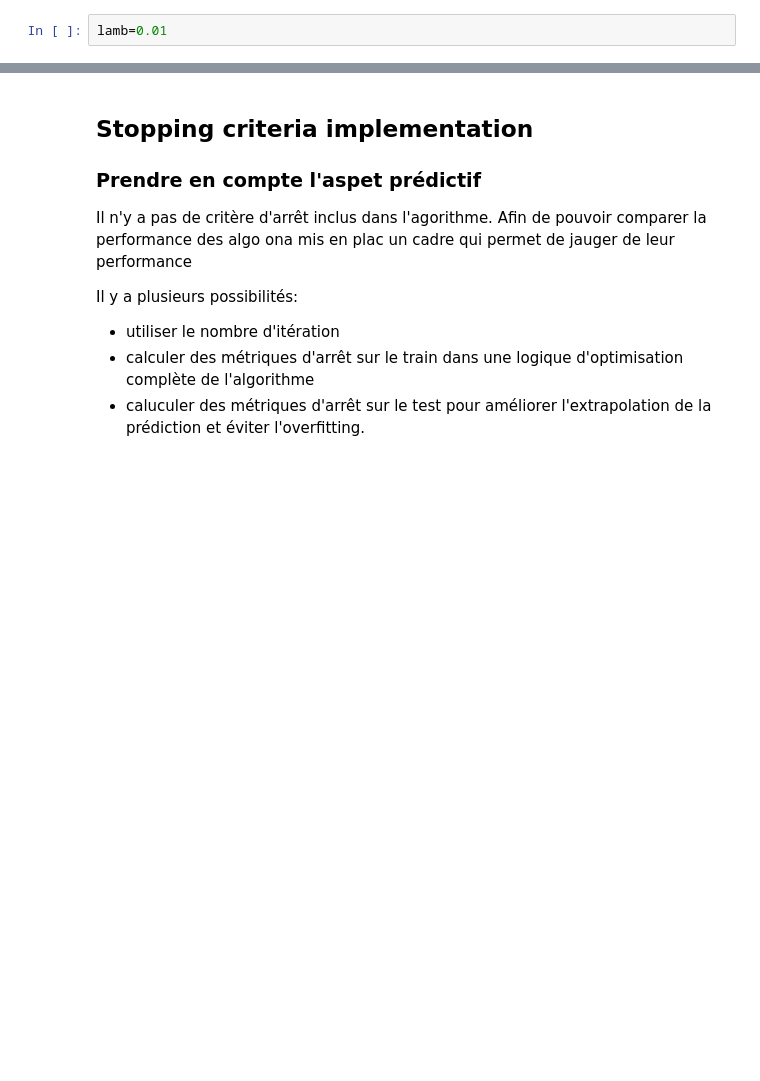
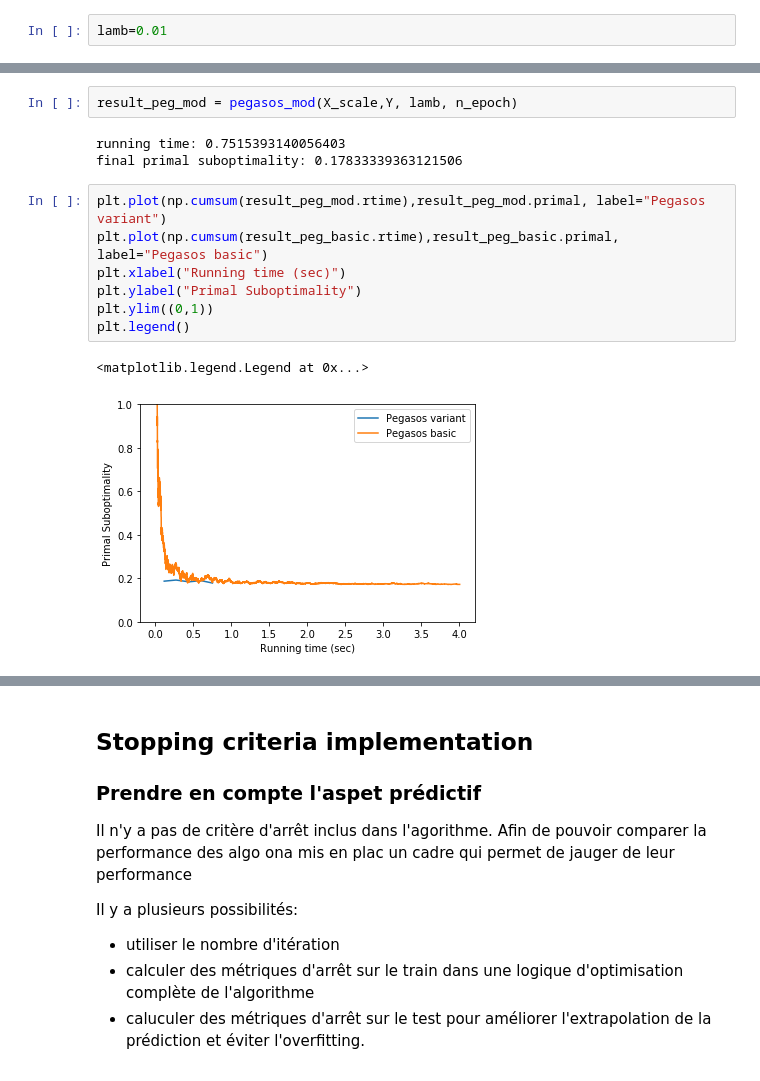
Before and after one commit to gauthier-schweitzer/soadml, a Jupyter notebook: pegasos.ipynb, the cells around one changed output, grey strips where cells are left out. Drawn from its saved outputs; the diff is of its cells as text; blank space fills up the shorter version.

```diff
--- a/pegasos.ipynb
+++ b/pegasos.ipynb
@@ -139,0 +234,15 @@ NameError: name 'n_iter' is not defined
+# %%
+result_peg_mod = pegasos_mod(X_scale,Y, lamb, n_epoch)
+# %% [output]
+running time: 0.7515393140056403
+final primal suboptimality: 0.17833339363121506
+# %%
+plt.plot(np.cumsum(result_peg_mod.rtime),result_peg_mod.primal, label="Pegasos variant")
+plt.plot(np.cumsum(result_peg_basic.rtime),result_peg_basic.primal, label="Pegasos basic")
+plt.xlabel("Running time (sec)")
+plt.ylabel("Primal Suboptimality")
+plt.ylim((0,1))
+plt.legend()
+# %% [output]
+<matplotlib.legend.Legend at 0x...>
+[figure, added]
```
Also changed, not shown: parts of 34 cells of this notebook.
